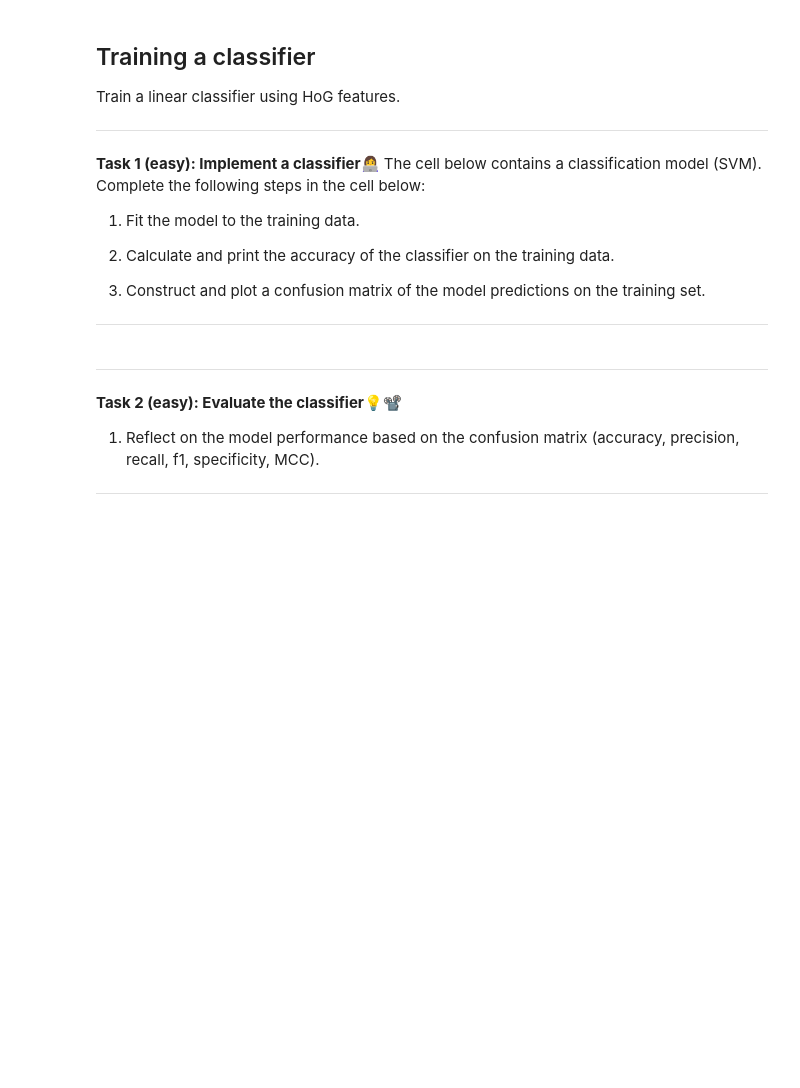
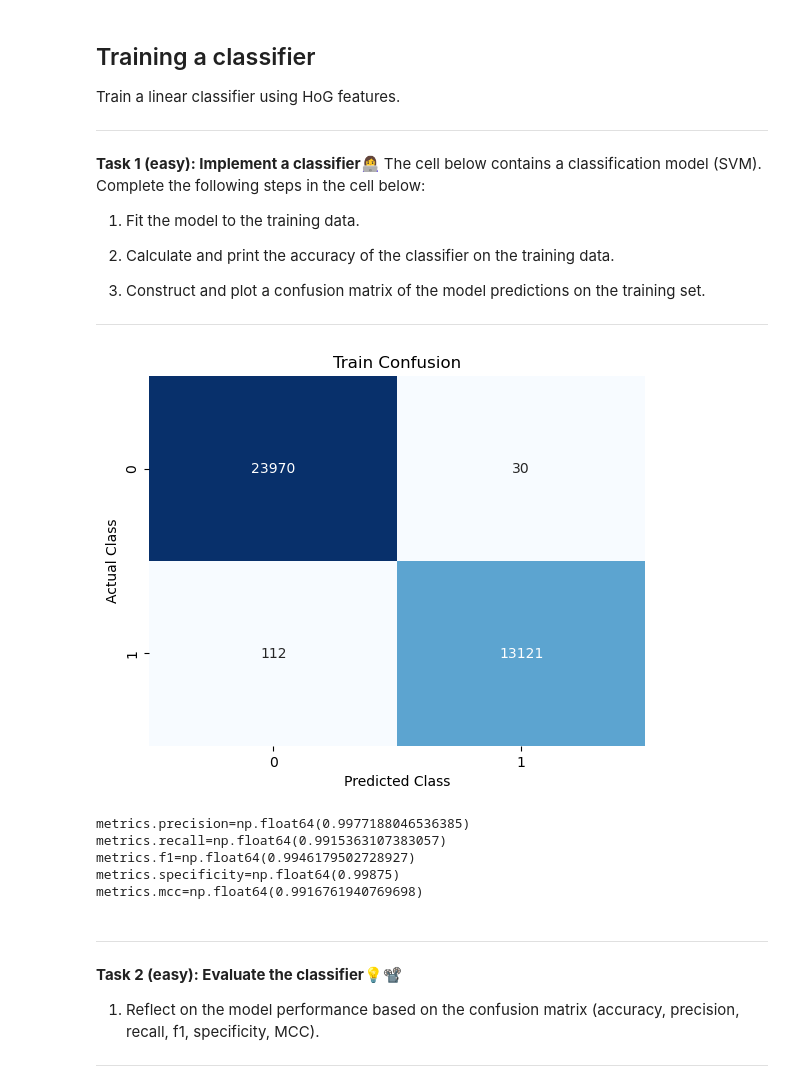
Before and after one commit to AlbertRossJoh/MLintro, a Jupyter notebook: W11/04-hog_classifier.ipynb, the cells around one changed output. Saved outputs shown, nothing was run; the diff lists cells and outputs as text; code cells hidden in the pictures; blank space fills up the shorter version.

```diff
--- a/W11/04-hog_classifier.ipynb
+++ b/W11/04-hog_classifier.ipynb
@@ -159,13 +168,61 @@ The cell below contains a classification model (SVM). Complete the following ste
 
 
 ---
+# %%
+model = LinearSVC(C=1.0, class_weight=None, dual=False, fit_intercept=True,
+           intercept_scaling=1, loss='squared_hinge', max_iter=1000,
+           multi_class='ovr', penalty='l2', random_state=None, tol=0.0001,
+           verbose=0)
+model.fit(X_train, Y_train)
+Y_pred = model.predict(X_train)
 # %%
-model = LinearSVC(C=1.0, class_weight=None, dual=False, fit_intercept=True,
-           intercept_scaling=1, loss='squared_hinge', max_iter=1000,
-           multi_class='ovr', penalty='l2', random_state=None, tol=0.0001,
-           verbose=0)
+class Confusius:
+    def __init__(self, conf:  np.ndarray):
+        self.conf = conf
+        tn = conf[0,0]
+        tp = conf[1,1]
+        fp = conf[0,1]
+        fn = conf[1,0]
+        self.tn = tn
+        self.tp = tp
+        self.fn = fn
+        self.fp = fp
 
+        pre = tp/(tp+fp)
+        rec = tp/(tp+fn)
+
+        self.precision = pre
+        self.recall = rec
+        self.specificity = tn/(tn+fp)
+
+        self.f1 = 2*pre*rec/(pre+rec)
+        self.mcc = (tp*tn-fp*fn)/np.sqrt((tp+fp)*(tp+fn)*(tn+fp)*(tn+fn))
+
+
+def show_conf_mat(conf_mat_train):
+    sns.heatmap(conf_mat_train, annot=True, fmt="d", cmap="Blues", cbar=False)
+    plt.xlabel('Predicted Class')
+    plt.ylabel('Actual Class')
+    plt.title('Train Confusion')
+    plt.show()
 # implement model from scikit-learn
+
+train_accuracy = np.sum((Y_pred == Y_train))/len(Y_train)
+conf_train = confusion_matrix(Y_train, Y_pred)
+show_conf_mat(conf_train)
+metrics = Confusius(conf_train)
+print(f"{metrics.precision=}")
+print(f"{metrics.recall=}")
+print(f"{metrics.f1=}")
+print(f"{metrics.specificity=}")
+print(f"{metrics.mcc=}")
+# %% [output]
+[figure, added]
+metrics.precision=np.float64(0.9977188046536385)
+metrics.recall=np.float64(0.9915363107383057)
+metrics.f1=np.float64(0.9946179502728927)
+metrics.specificity=np.float64(0.99875)
+metrics.mcc=np.float64(0.9916761940769698)
 # %% [markdown]
 
 ---
```
Also changed, not shown: parts of 9 cells of this notebook.
